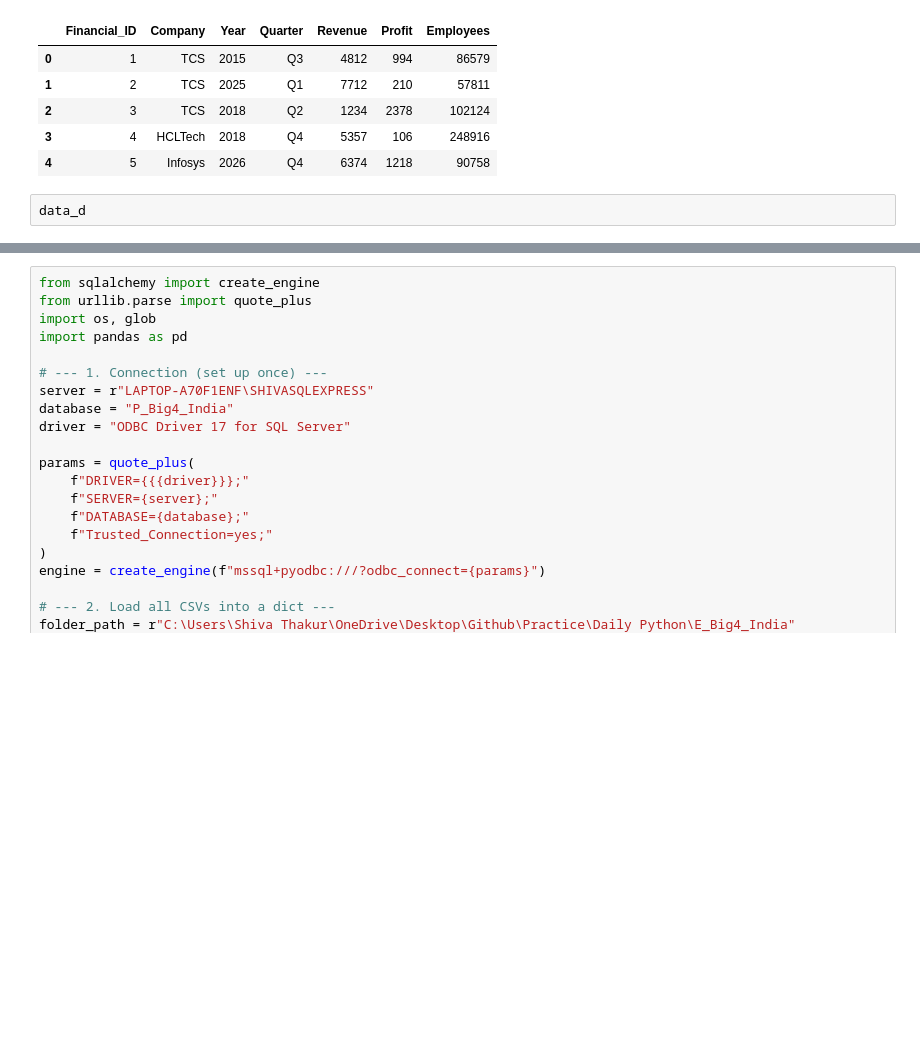
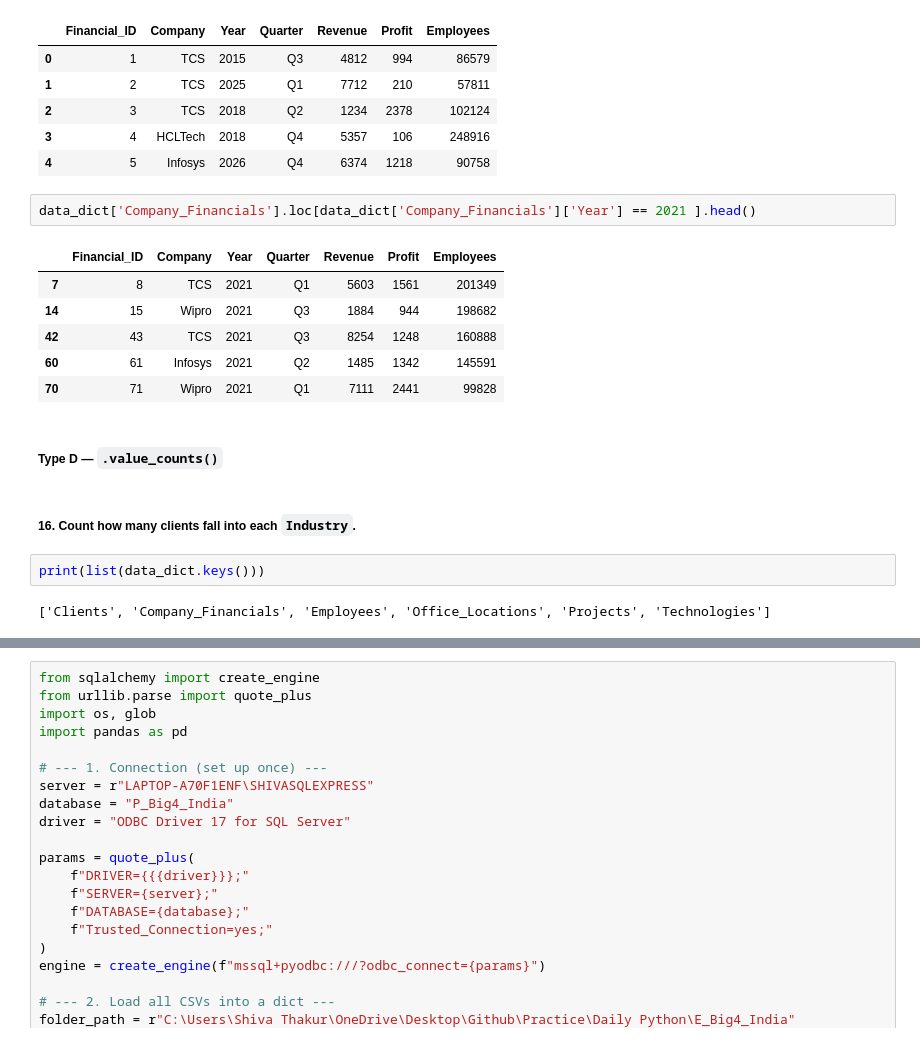
Before and after one commit to shiva3994/Projects, a Jupyter notebook: Python/L_Big4_India.ipynb, the cells around one changed output, grey strips where cells are left out. Drawn from its saved outputs; the diff is of its cells as text; blank space fills up the shorter version.

```diff
--- a/Python/L_Big4_India.ipynb
+++ b/Python/L_Big4_India.ipynb
@@ -278,4 +278,19 @@ data_dict['Company_Financials'].head()
 | 3 | 4 | HCLTech | 2018 | Q4 | 5357 | 106 | 248916 |
 | 4 | 5 | Infosys | 2026 | Q4 | 6374 | 1218 | 90758 |
 # %%
-data_d
+data_dict['Company_Financials'].loc[data_dict['Company_Financials']['Year'] == 2021 ].head()
+# %% [output]
+|  | Financial_ID | Company | Year | Quarter | Revenue | Profit | Employees |
+| 7 | 8 | TCS | 2021 | Q1 | 5603 | 1561 | 201349 |
+| 14 | 15 | Wipro | 2021 | Q3 | 1884 | 944 | 198682 |
+| 42 | 43 | TCS | 2021 | Q3 | 8254 | 1248 | 160888 |
+| 60 | 61 | Infosys | 2021 | Q2 | 1485 | 1342 | 145591 |
+| 70 | 71 | Wipro | 2021 | Q1 | 7111 | 2441 | 99828 |
+# %% [markdown]
+##### **Type D — `.value_counts()`**
+# %% [markdown]
+##### 16. Count how many clients fall into each `Industry`.
+# %%
+print(list(data_dict.keys()))
+# %% [output]
+['Clients', 'Company_Financials', 'Employees', 'Office_Locations', 'Projects', 'Technologies']
```
Also changed, not shown: parts of 3 cells of this notebook.
